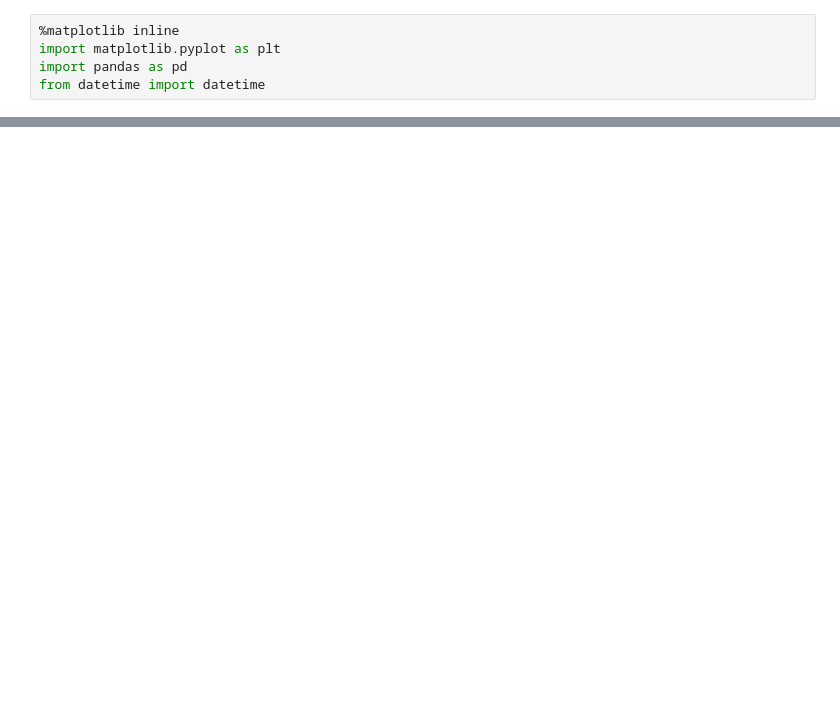
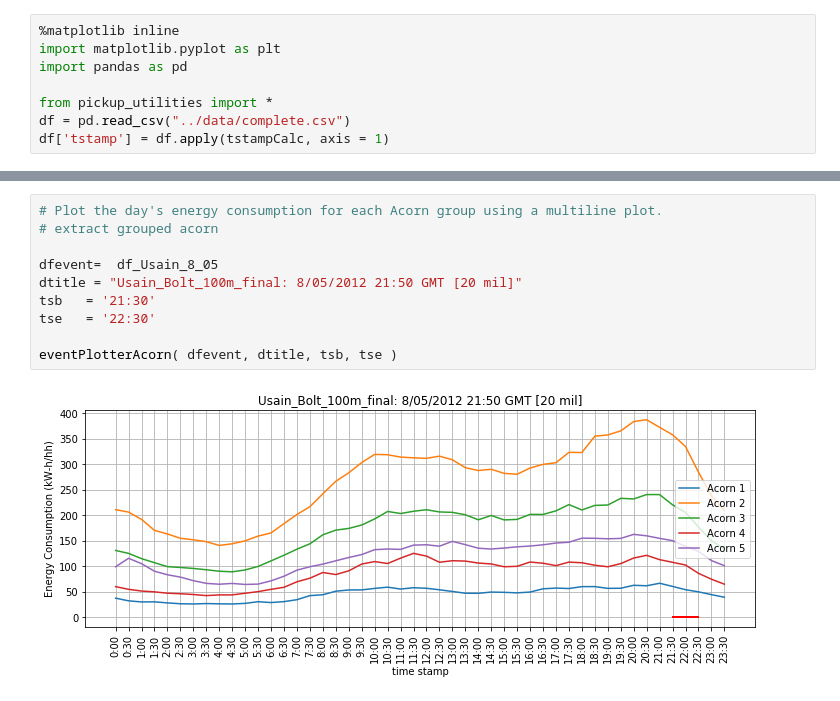
Before and after one commit to group-1-project-1/london-power-analysis, a Jupyter notebook: notebooks/Usain_2012.ipynb, the cells around one changed output, grey strips where cells are left out. Cells and saved outputs as stored; diff of their text form; blank space fills up the shorter version.

```diff
--- a/notebooks/Usain_2012.ipynb
+++ b/notebooks/Usain_2012.ipynb
@@ -2,4 +2,7 @@
 %matplotlib inline
 import matplotlib.pyplot as plt
 import pandas as pd
-from datetime import datetime
+
+from pickup_utilities import *
+df = pd.read_csv("../data/complete.csv")
+df['tstamp'] = df.apply(tstampCalc, axis = 1)
@@ -78,0 +36,12 @@ eventPlotter(dfevent, title, tsb, tse)
+# %%
+# Plot the day's energy consumption for each Acorn group using a multiline plot.
+# extract grouped acorn
+
+dfevent=  df_Usain_8_05
+dtitle = "Usain_Bolt_100m_final: 8/05/2012 21:50 GMT [20 mil]"
+tsb   = '21:30'
+tse   = '22:30'
+
+eventPlotterAcorn( dfevent, dtitle, tsb, tse )
+# %% [output]
+[figure, added]
```
Also changed, not shown: parts of 6 cells of this notebook, 1 other file.
